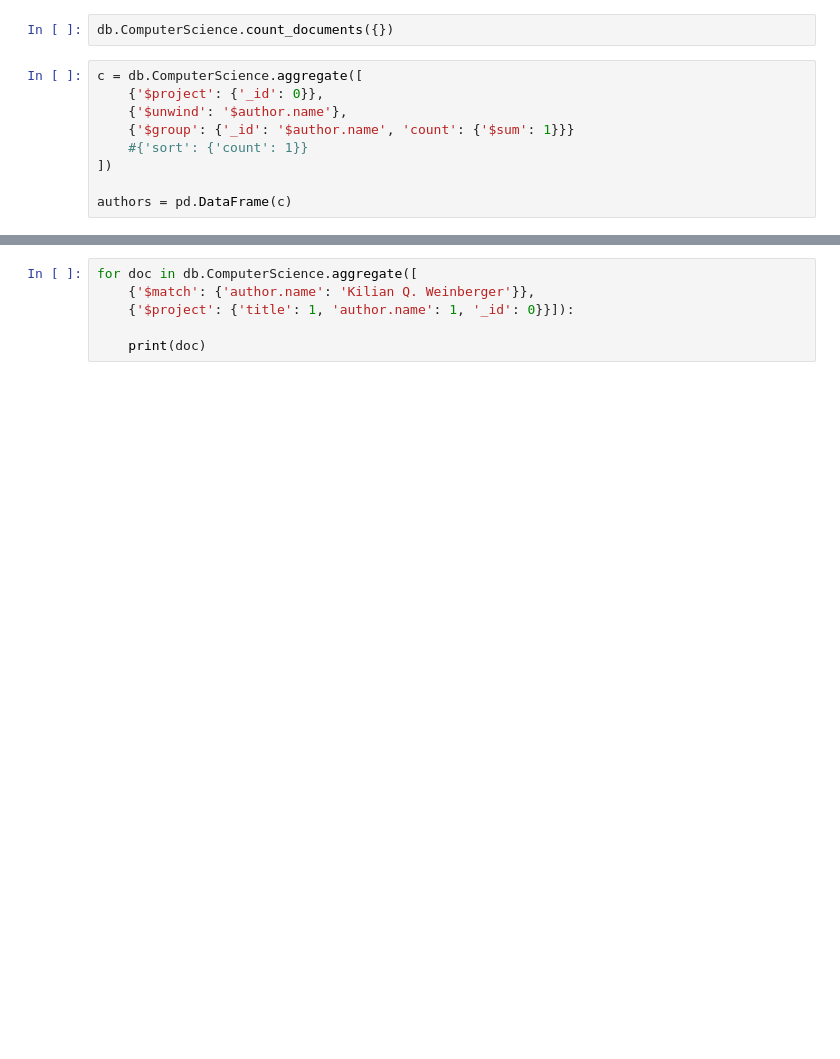
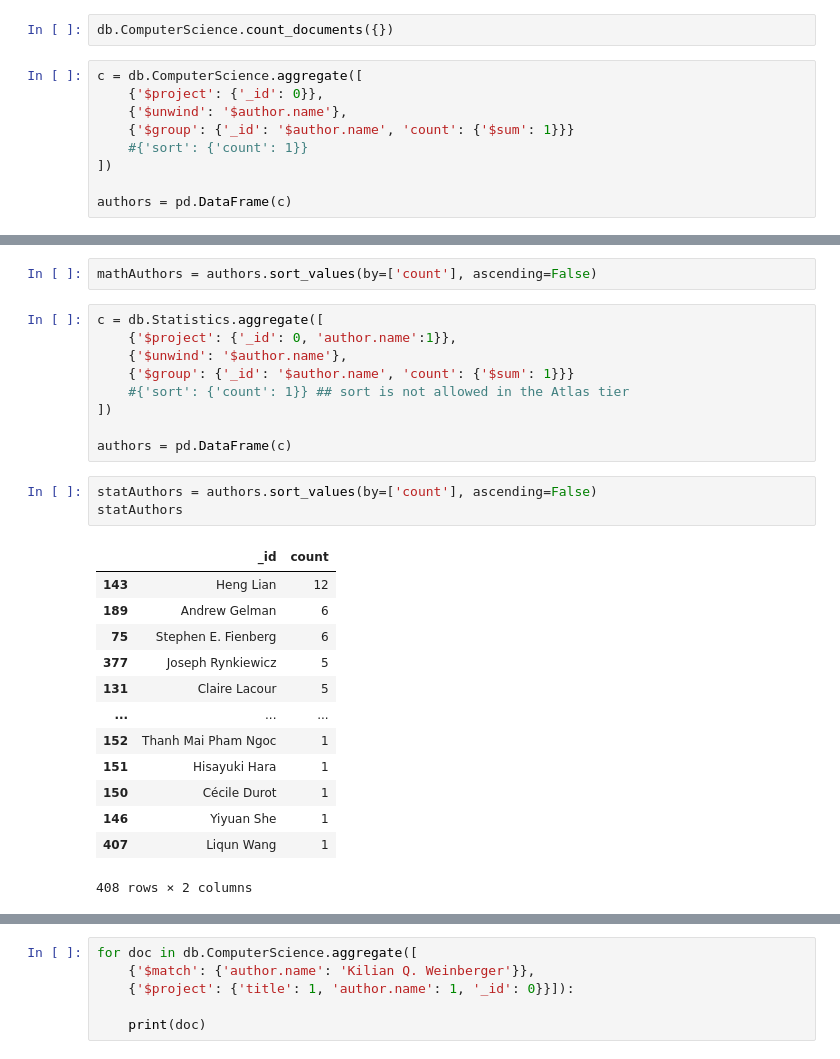
Before and after one commit to GStechschulte/arxiv_mongo, a Jupyter notebook: mongo_pipeline/pymongo.ipynb, the cells around one changed output, grey strips where cells are left out. Saved outputs shown, nothing was run; the diff lists cells and outputs as text; blank space fills up the shorter version.

```diff
--- a/mongo_pipeline/pymongo.ipynb
+++ b/mongo_pipeline/pymongo.ipynb
@@ -92,0 +114,28 @@ authors.sort_values(by=['count'], ascending=False)
+# %%
+mathAuthors = authors.sort_values(by=['count'], ascending=False)
+# %%
+c = db.Statistics.aggregate([
+    {'$project': {'_id': 0, 'author.name':1}},
+    {'$unwind': '$author.name'},
+    {'$group': {'_id': '$author.name', 'count': {'$sum': 1}}}
+    #{'sort': {'count': 1}} ## sort is not allowed in the Atlas tier
+])
+
+authors = pd.DataFrame(c)
+# %%
+statAuthors = authors.sort_values(by=['count'], ascending=False)
+statAuthors
+# %% [output]
+|  | _id | count |
+| 143 | Heng Lian | 12 |
+| 189 | Andrew Gelman | 6 |
+| 75 | Stephen E. Fienberg | 6 |
+| 377 | Joseph Rynkiewicz | 5 |
+| 131 | Claire Lacour | 5 |
+| ... | ... | ... |
+| 152 | Thanh Mai Pham Ngoc | 1 |
+| 151 | Hisayuki Hara | 1 |
+| 150 | Cécile Durot | 1 |
+| 146 | Yiyuan She | 1 |
+| 407 | Liqun Wang | 1 |
+408 rows × 2 columns
```
Also changed, not shown: parts of 16 cells of this notebook.
